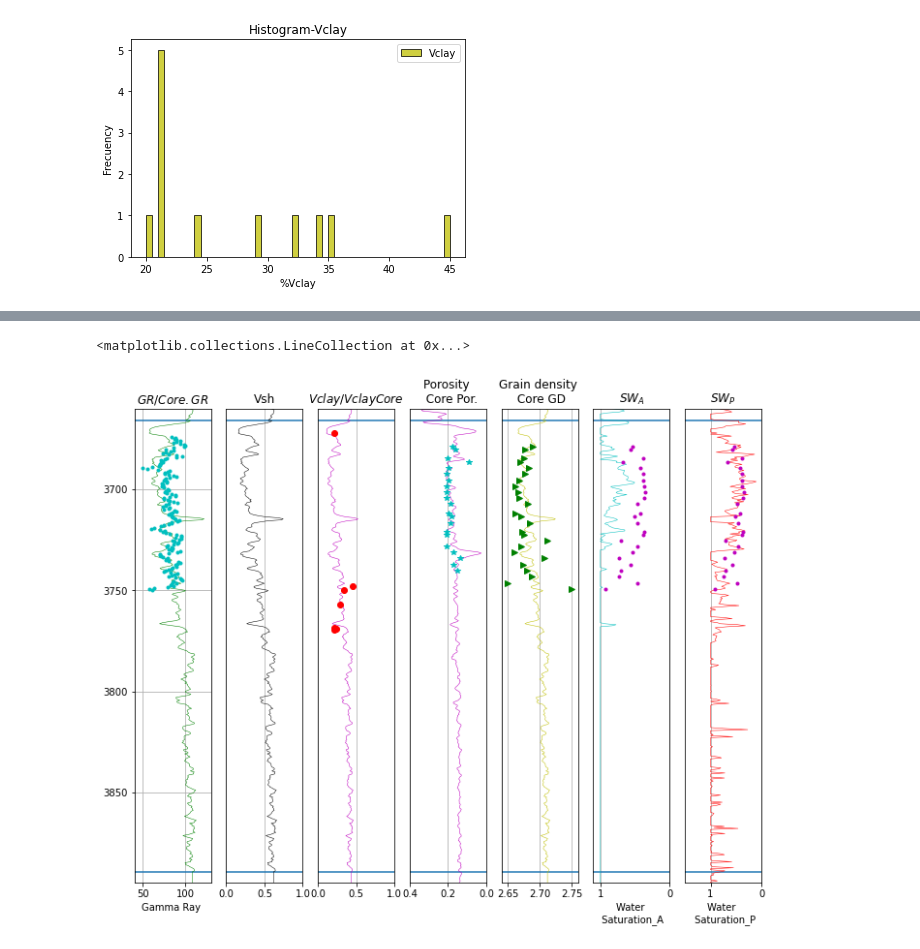
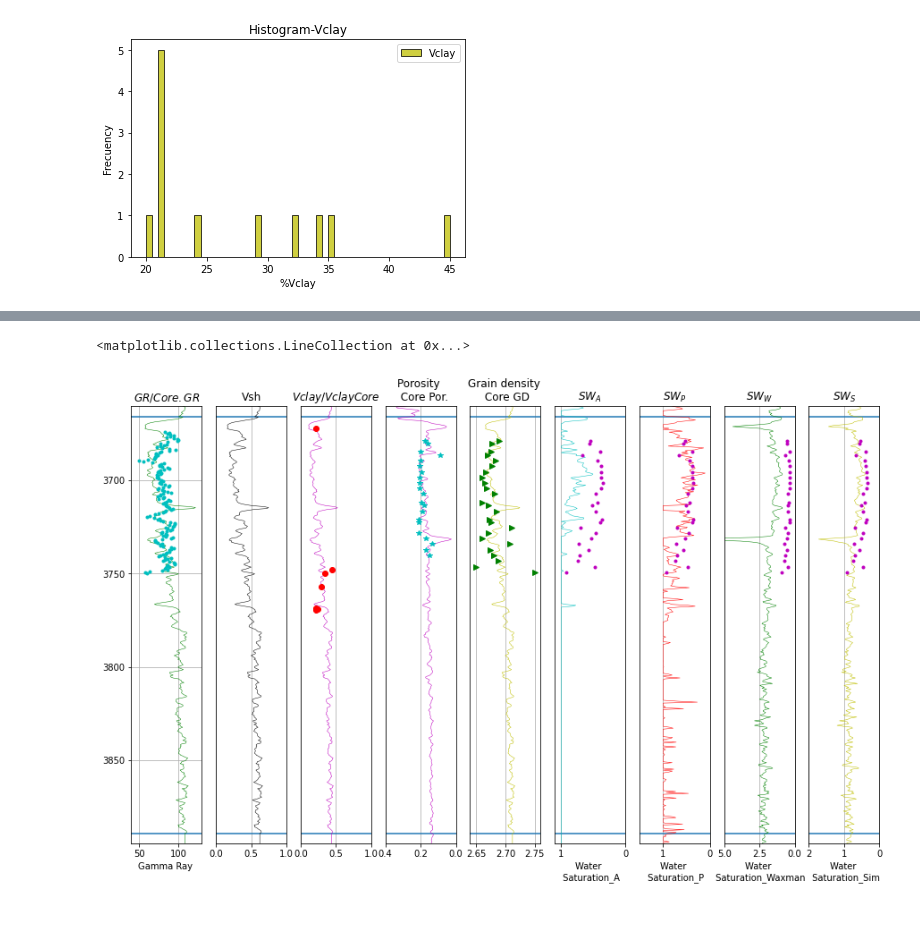
Before and after one commit to edwino26/CoreImages, a Jupyter notebook: AC_Thesis_A.ipynb, the cells around one changed output, grey strips where cells are left out. Saved outputs shown, nothing was run; the diff lists cells and outputs as text; code cells hidden in the pictures; blank space fills up the shorter version.

Commit message:
Calculo de Sw simandoux y waxman

```diff
--- a/AC_Thesis_A.ipynb
+++ b/AC_Thesis_A.ipynb
@@ -314,0 +306,19 @@ df_1.head(100)
+# %%
+# Simandoux (1963) for shaly-sandy formations, used with saline fm waters Equation solved for n=2
+## Input parameters:
+    #Rw - water resistivity
+    #Rt - true resistivity
+    #Phi - porosity
+    #Rsh - shale resistivity
+    # a - tortuosity factor
+    # m - cementation exponent
+    # n - saturation exponent
+    # Vsh - Volume of shale
+## CRAIN'S EQUATION
+#c=(1-df_1.Vsh)*a*(RWs)/(Phi**m)
+#d=c*df_1.Vsh/(2*Rsh)
+#e=c/Rt
+#SWS=((c**2+d)**0.5-d)**(2/n)
+df_1['Swsim']=((a*Rw)/(2*(Phi**m)))*(((df_1.Vsh/Rsh)**2+((4*Phi**m)/(a*Rw*Rt)))**(1/2)-(df_1.Vsh/Rsh))
+df_1['Swsim1'] = df_1['Swsim'].replace(np.nan, 1)
+df_1.head(100)
@@ -364,31 +389,55 @@ plt.gca().invert_yaxis()
 plt.gca().yaxis.set_visible(False)
 plt.grid(True)
 plt.hlines(y=3665.65, xmin=0, xmax=130)
 plt.hlines(y=3889.5, xmin=0, xmax=130)
 
 plt.subplot(196)
 plt.plot (df_1.Sw_a1,df_1.DEPTH,'c',sw_core,(long+3),'m.',lw=0.5)
 plt.title('$SW_A$')
 plt.axis([0,1.1,top,bottom])
 plt.xlabel('Water \n Saturation_A')
 plt.gca().invert_yaxis()
 plt.gca().invert_xaxis()
 plt.gca().yaxis.set_visible(False)
 plt.grid(True)
 plt.hlines(y=3665.65, xmin=0, xmax=130)
 plt.hlines(y=3889.5, xmin=0, xmax=130)
 
 plt.subplot(197)
 plt.plot (df_1.Sw_p1,df_1.DEPTH,'r',sw_core,(long+3),'m.',lw=0.5)
 plt.title('$SW_P$')
 plt.axis([0,1.5,top,bottom])
 plt.xlabel('Water \n Saturation_P')
 plt.gca().invert_yaxis()
 plt.gca().invert_xaxis()
 plt.gca().yaxis.set_visible(False)
 plt.grid(True)
 plt.hlines(y=3665.65, xmin=0, xmax=130)
 plt.hlines(y=3889.5, xmin=0, xmax=130)
+
+plt.subplot(198)
+plt.plot (df_1.Swc1,df_1.DEPTH,'g',sw_core,(long+3),'m.',lw=0.5)
+plt.title('$SW_W$')
+plt.axis([0,5,top,bottom])
+plt.xlabel('Water \n Saturation_Waxman')
+plt.gca().invert_yaxis()
+plt.gca().invert_xaxis()
+plt.gca().yaxis.set_visible(False)
+plt.grid(True)
+plt.hlines(y=3665.65, xmin=0, xmax=130)
+plt.hlines(y=3889.5, xmin=0, xmax=130)
+
+plt.subplot(199)
+plt.plot (df_1.Swsim1,df_1.DEPTH,'y',sw_core,(long+3),'m.',lw=0.5)
+plt.title('$SW_S$')
+plt.axis([0,2,top,bottom])
+plt.xlabel('Water \n Saturation_Sim')
+plt.gca().invert_yaxis()
+plt.gca().invert_xaxis()
+plt.gca().yaxis.set_visible(False)
+plt.grid(True)
+plt.hlines(y=3665.65, xmin=0, xmax=130)
+plt.hlines(y=3889.5, xmin=0, xmax=130)
 # %% [output]
 <matplotlib.collections.LineCollection at 0x...>
-[figure, old version]
+[figure, new version]
```
Also changed, not shown: parts of 9 cells of this notebook.
